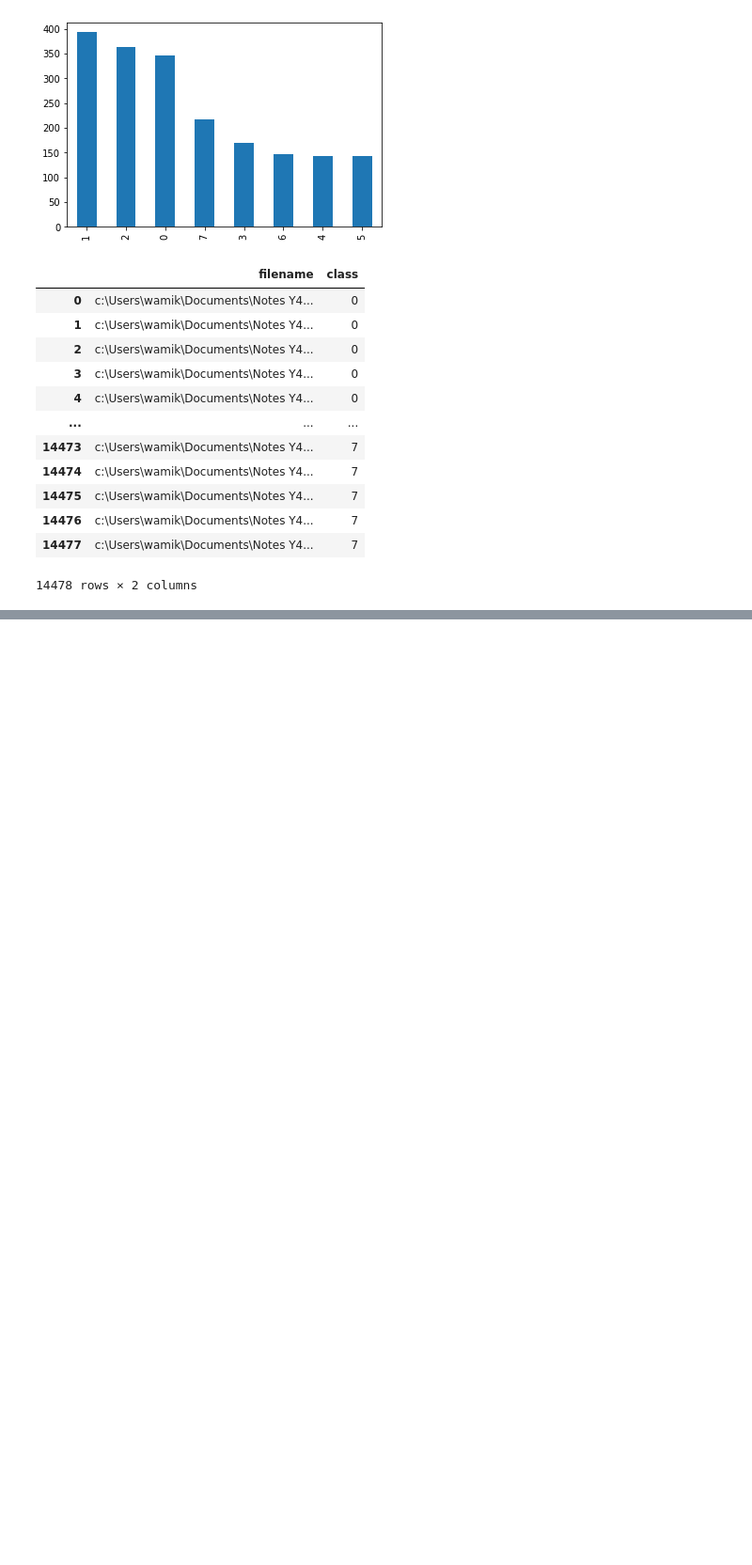
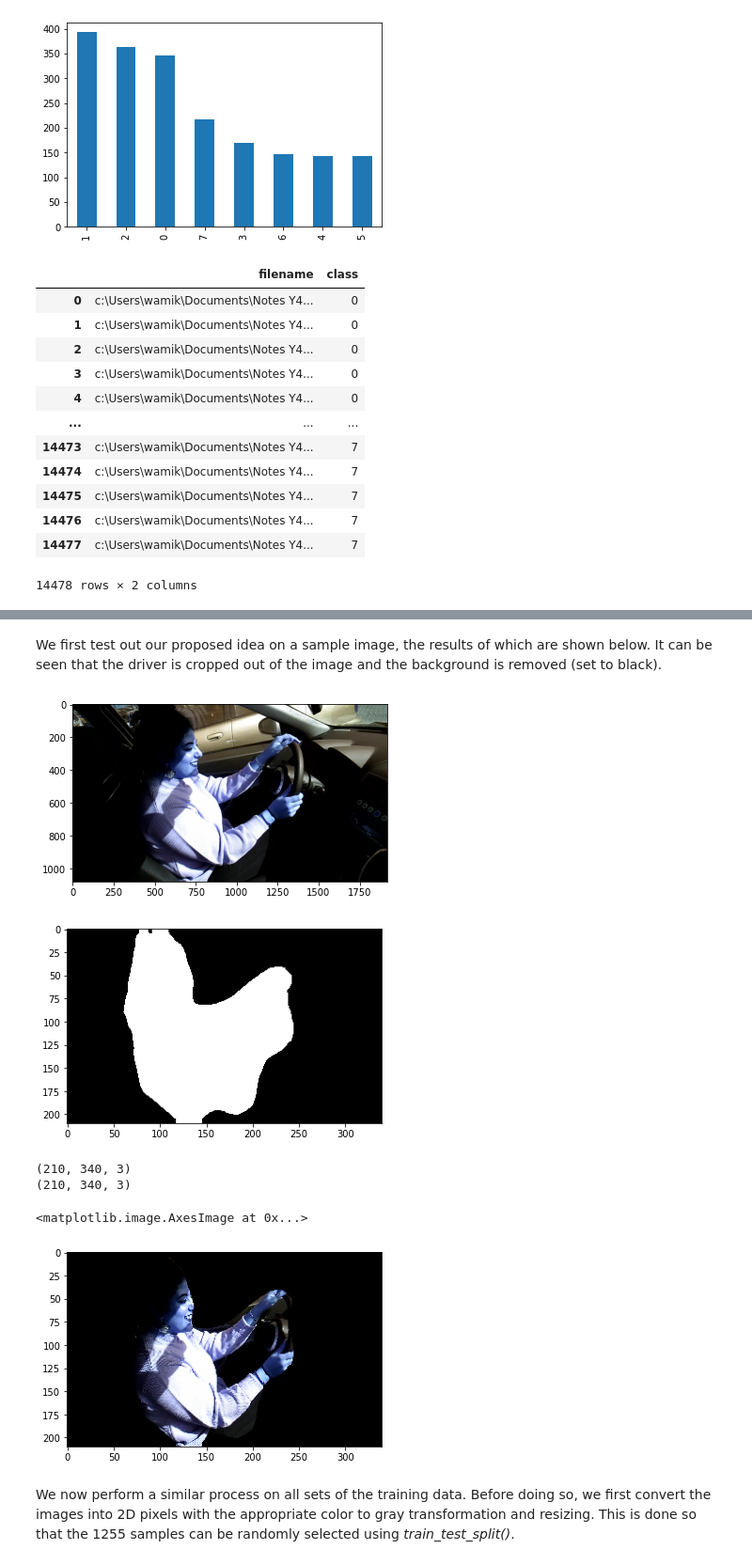
Before and after one commit to wamikamalik/CS3244-Group-8-Project-2, a Jupyter notebook: knn.ipynb, the cells around one changed output, grey strips where cells are left out. Shown at 94% size. Saved outputs shown, nothing was run; the diff lists cells and outputs as text; code cells hidden in the pictures; blank space fills up the shorter version.

Commit message:
add preprocessing to knn

```diff
--- a/knn.ipynb
+++ b/knn.ipynb
@@ -469,0 +169,53 @@ weighted avg       0.51      0.51      0.51       710
+# %%
+deeplab_preprocess = transforms.Compose([
+    transforms.ToTensor(),
+    transforms.Normalize(mean=[0.485, 0.456, 0.406], std=[0.229, 0.224, 0.225]),
+])
+
+def apply_deeplab(deeplab, img, device):
+    input_tensor = deeplab_preprocess(img)
+    input_batch = input_tensor.unsqueeze(0)
+    with torch.no_grad():
+        output = deeplab(input_batch.to(device))['out'][0]
+    output_predictions = output.argmax(0).cuda().to("cpu")
+    output_predictions = output_predictions.numpy()
+    return (output_predictions == 15)
+# %% [markdown]
+We first test out our proposed idea on a sample image, the results of which are shown below. It can be seen that the driver is cropped out of the image and the background is removed (set to black).
+# %%
+img_orig = cv2.imread(df['filename'].iloc[0], cv2.COLOR_RGB2GRAY)
+plt.imshow(img_orig)
+plt.show()
+k = min(1.0, 1024/max(img_orig.shape[0], img_orig.shape[1]))
+img = cv2.resize(img_orig, (340, 210), fx=k, fy=k, interpolation=cv2.INTER_LANCZOS4)
+
+# Running the deeplab model on a sample image
+mask = apply_deeplab(deeplab, img, device)
+
+plt.imshow(mask, cmap='gray')
+plt.show()
+
+# Only choose pixels of the gray image that correspond to true pixels of the mask. Rest are set to rgb 0, 0, 0, i.e., black.
+print(np.asarray(img).shape)
+img_seg = []
+for i in range(len(mask)):
+    pixels = []
+    for j in range(len(mask[i])):
+        if mask[i][j]:
+            pixels.append(img[i][j])
+        else:
+            pixels.append([0, 0, 0])
+    img_seg.append(pixels)
+
+img_seg = np.asarray(img_seg)
+print(img_seg.shape)
+plt.imshow(img_seg)
+# %% [output]
+[figure, added]
+[figure, added]
+(210, 340, 3)
+(210, 340, 3)
+<matplotlib.image.AxesImage at 0x...>
+[figure, added]
+# %% [markdown]
+We now perform a similar process on all sets of the training data. Before doing so, we first convert the images into 2D pixels with the appropriate color to gray transformation and resizing. This is done so that the 1255 samples can be randomly selected using _train_test_split()_.
```
Also changed, not shown: parts of 69 cells of this notebook.
